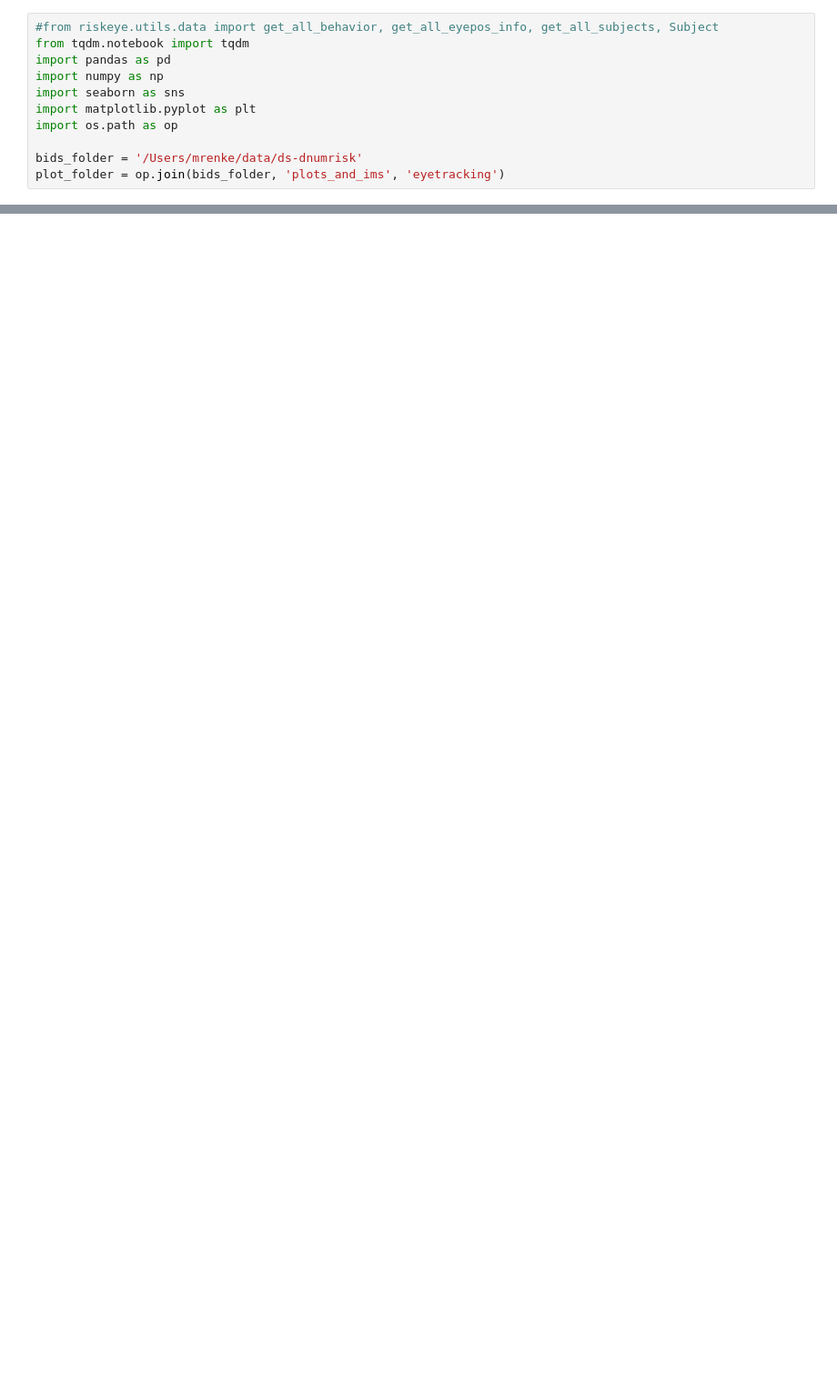
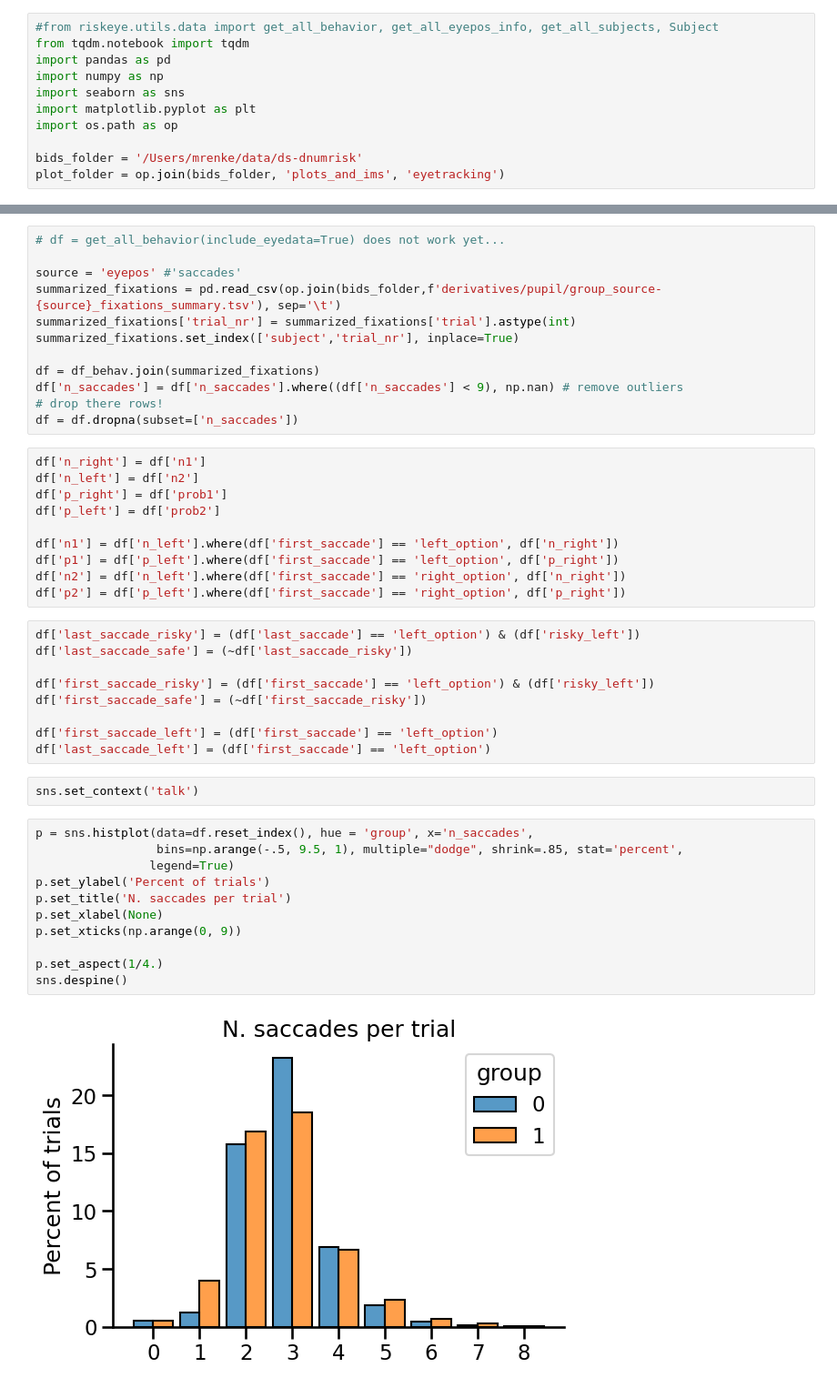
Before and after one commit to mrenke/numrisk, a Jupyter notebook: numrisk/behavior_risk/eyetracking_ana_01.ipynb, the cells around one changed output, grey strips where cells are left out. Shown at 91% size. Cells and saved outputs as stored; diff of their text form; blank space fills up the shorter version.

Commit message:
eyetrack - chose_fixation - data prob. from non-symbolic format

```diff
--- a/numrisk/behavior_risk/eyetracking_ana_01.ipynb
+++ b/numrisk/behavior_risk/eyetracking_ana_01.ipynb
@@ -175,0 +47,46 @@ plt.show()
+# %%
+# df = get_all_behavior(include_eyedata=True) does not work yet...
+
+source = 'eyepos' #'saccades'
+summarized_fixations = pd.read_csv(op.join(bids_folder,f'derivatives/pupil/group_source-{source}_fixations_summary.tsv'), sep='\t')
+summarized_fixations['trial_nr'] = summarized_fixations['trial'].astype(int)
+summarized_fixations.set_index(['subject','trial_nr'], inplace=True)
+
+df = df_behav.join(summarized_fixations)
+df['n_saccades'] = df['n_saccades'].where((df['n_saccades'] < 9), np.nan) # remove outliers
+# drop there rows!
+df = df.dropna(subset=['n_saccades'])
+# %%
+df['n_right'] = df['n1']
+df['n_left'] = df['n2']
+df['p_right'] = df['prob1']
+df['p_left'] = df['prob2']
+
+df['n1'] = df['n_left'].where(df['first_saccade'] == 'left_option', df['n_right'])
+df['p1'] = df['p_left'].where(df['first_saccade'] == 'left_option', df['p_right'])
+df['n2'] = df['n_left'].where(df['first_saccade'] == 'right_option', df['n_right'])
+df['p2'] = df['p_left'].where(df['first_saccade'] == 'right_option', df['p_right'])
+# %%
+df['last_saccade_risky'] = (df['last_saccade'] == 'left_option') & (df['risky_left'])
+df['last_saccade_safe'] = (~df['last_saccade_risky'])
+
+df['first_saccade_risky'] = (df['first_saccade'] == 'left_option') & (df['risky_left'])
+df['first_saccade_safe'] = (~df['first_saccade_risky'])
+
+df['first_saccade_left'] = (df['first_saccade'] == 'left_option')
+df['last_saccade_left'] = (df['first_saccade'] == 'left_option')
+# %%
+sns.set_context('talk')
+# %%
+p = sns.histplot(data=df.reset_index(), hue = 'group', x='n_saccades',
+                 bins=np.arange(-.5, 9.5, 1), multiple="dodge", shrink=.85, stat='percent',
+                legend=True)
+p.set_ylabel('Percent of trials')
+p.set_title('N. saccades per trial')
+p.set_xlabel(None)
+p.set_xticks(np.arange(0, 9))
+
+p.set_aspect(1/4.)
+sns.despine()
+# %% [output]
+[figure, added]
```
Also changed, not shown: parts of 35 cells of this notebook, 7 other files.
